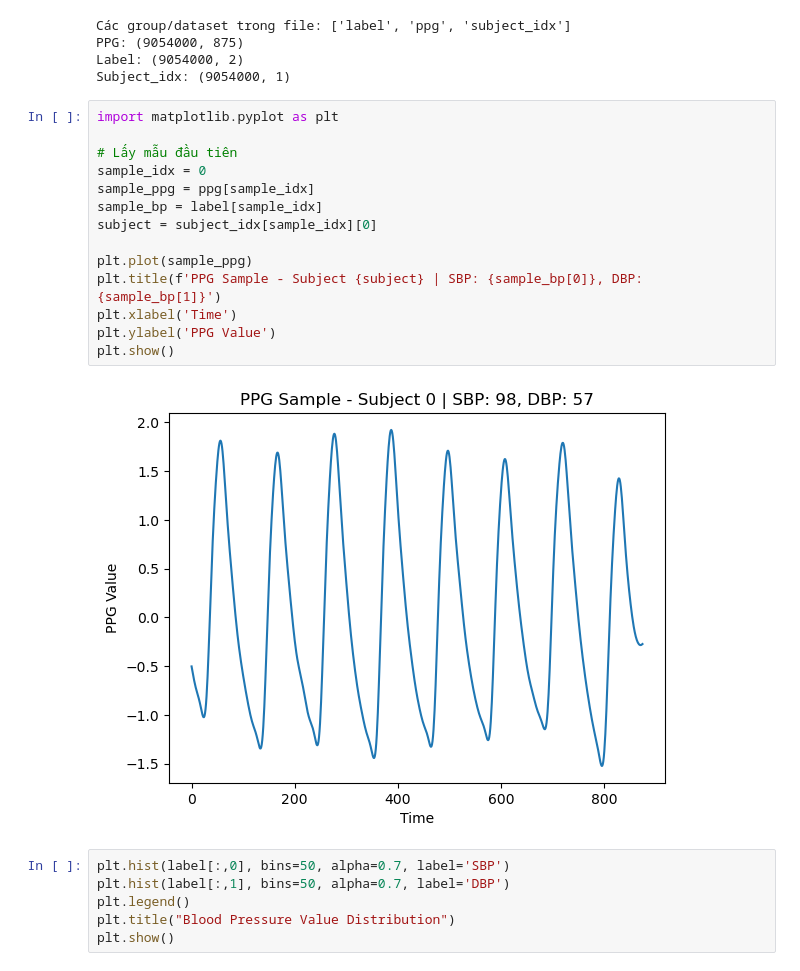
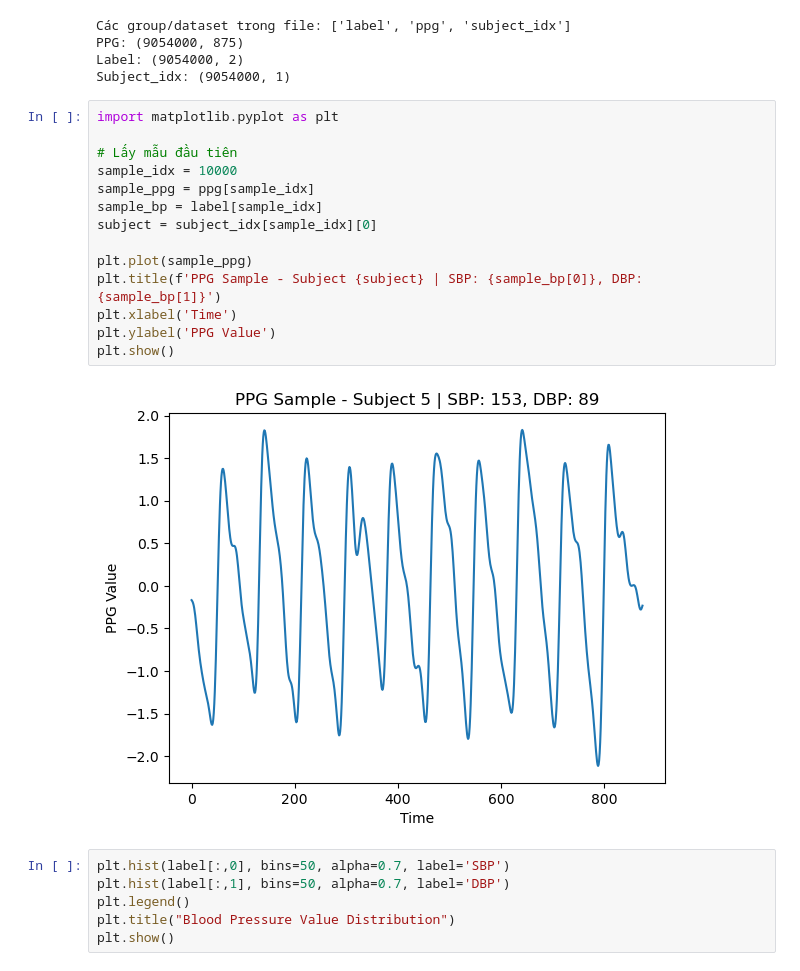
Before and after one commit to phuocnguyen2412/heart_pressure, a Jupyter notebook: data_visualize/test.ipynb, the cells around one changed output. Saved outputs shown, nothing was run; the diff lists cells and outputs as text.

```diff
--- a/data_visualize/test.ipynb
+++ b/data_visualize/test.ipynb
@@ -50,19 +50,19 @@ Subject_idx: (9054000, 1)
 # %%
 import matplotlib.pyplot as plt
 
 # Lấy mẫu đầu tiên
-sample_idx = 0
+sample_idx = 10000
 sample_ppg = ppg[sample_idx]
 sample_bp = label[sample_idx]
 subject = subject_idx[sample_idx][0]
 
 plt.plot(sample_ppg)
 plt.title(f'PPG Sample - Subject {subject} | SBP: {sample_bp[0]}, DBP: {sample_bp[1]}')
 plt.xlabel('Time')
 plt.ylabel('PPG Value')
 plt.show()
 # %% [output]
-[figure, old version]
+[figure, new version]
 # %%
 plt.hist(label[:,0], bins=50, alpha=0.7, label='SBP')
 plt.hist(label[:,1], bins=50, alpha=0.7, label='DBP')
```
Also changed, not shown: 18 other files.
